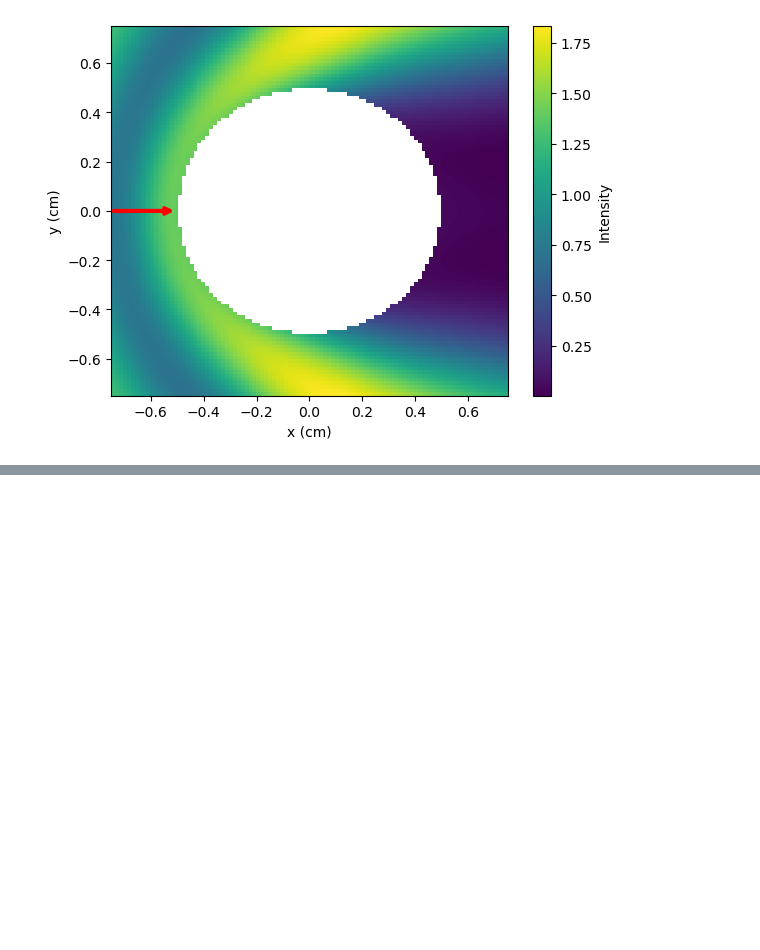
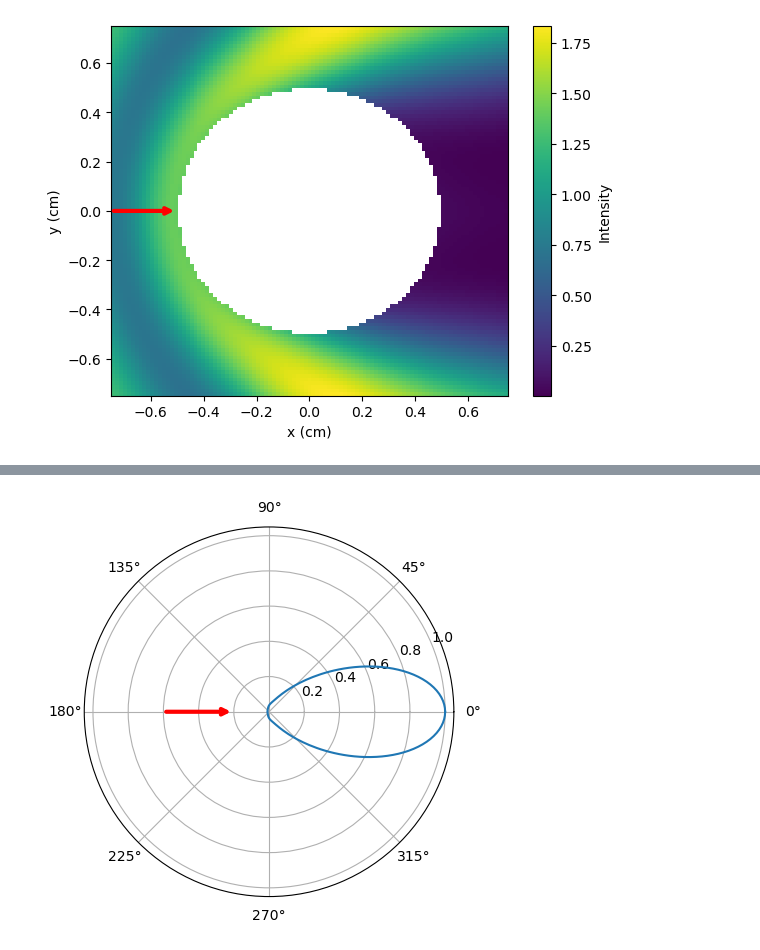
Before and after one commit to NikUstimenko/acoustotreams, a Jupyter notebook: docs/examples/cylinder_tmatrixc.ipynb, the cells around one changed output, grey strips where cells are left out. Drawn from its saved outputs; the diff is of its cells as text; code cells hidden in the pictures; blank space fills up the shorter version.

```diff
--- a/docs/examples/cylinder_tmatrixc.ipynb
+++ b/docs/examples/cylinder_tmatrixc.ipynb
@@ -91,0 +90,17 @@ TypeError: can't multiply sequence by non-int of type 'numpy.complex128'
+# %%
+ax = plt.figure()
+ax = plt.subplot(111, polar=True)
+ax.plot(phi, radpattern / np.max(radpattern) )
+ax.annotate(
+    "",
+    xy=(np.pi, 0.2),
+    xytext=(np.pi, 0.6),
+    arrowprops=dict(
+        arrowstyle="->",
+        color="red",
+        lw=3
+    )
+)
+fig.show()
+# %% [output]
+[figure, added]
```
Also changed, not shown: parts of 1 cell of this notebook, 10 other files.
